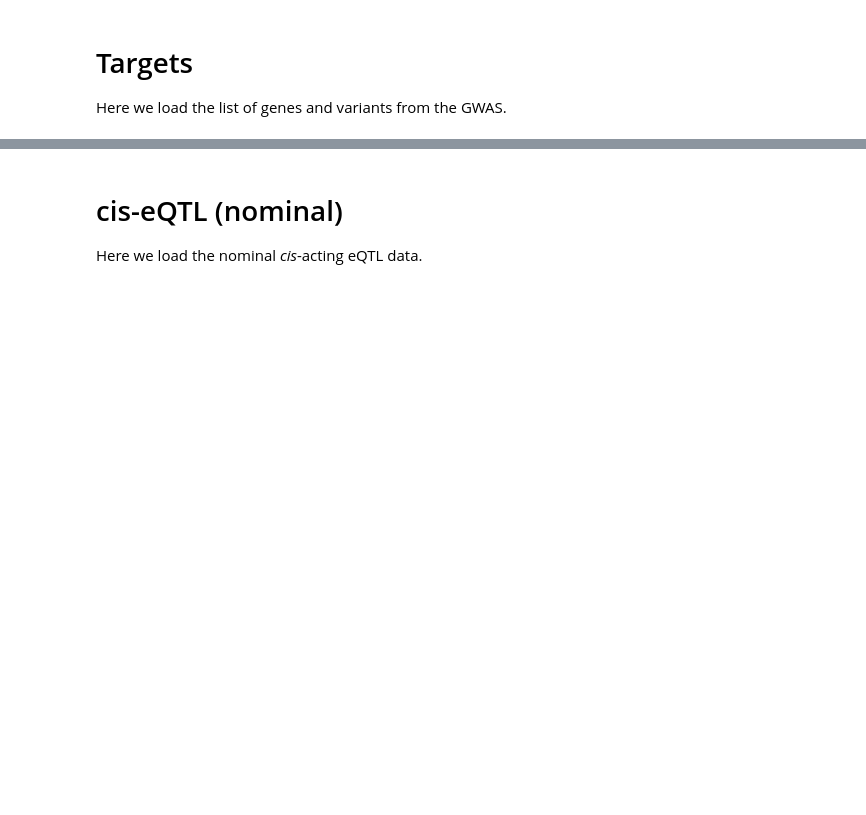
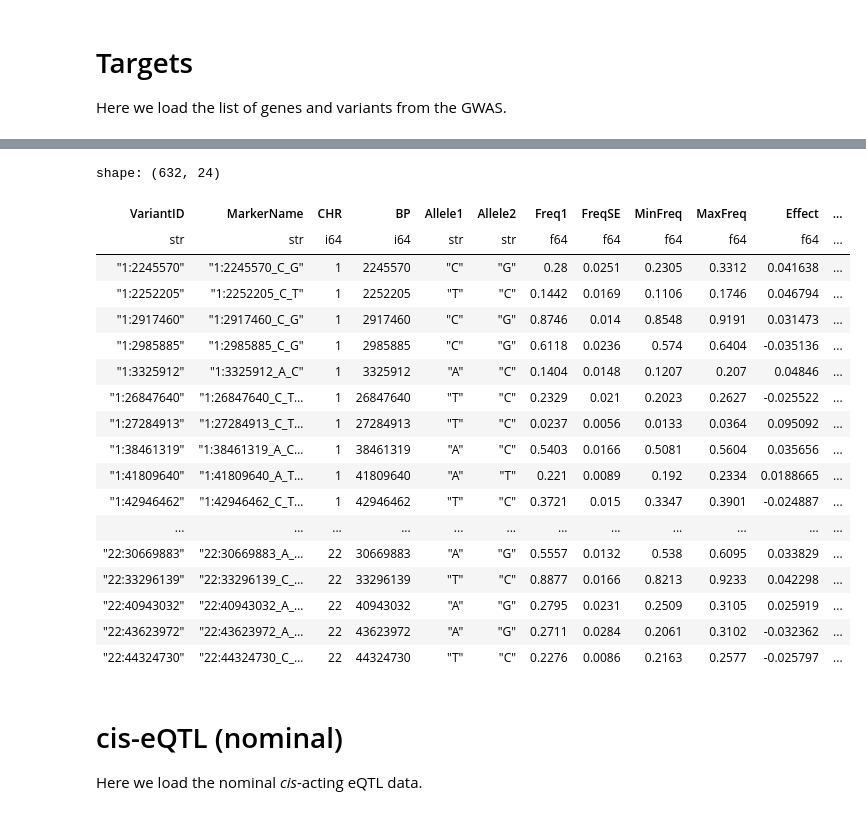
Before and after one commit to CirculatoryHealth/MR_CVD_MDD, a Jupyter notebook: 5. Parsing_AE_molQTL.ipynb, the cells around one changed output, grey strips where cells are left out. Saved outputs shown, nothing was run; the diff lists cells and outputs as text; code cells hidden in the pictures; blank space fills up the shorter version.

```diff
--- a/5. Parsing_AE_molQTL.ipynb
+++ b/5. Parsing_AE_molQTL.ipynb
@@ -273,3 +266,25 @@ shape: (73, 3)
+# %%
+target_variants_gigastroke
+# %% [output]
+shape: (632, 24)
+| VariantID | MarkerName | CHR | BP | Allele1 | Allele2 | Freq1 | FreqSE | MinFreq | MaxFreq | Effect | ... |
+| str | str | i64 | i64 | str | str | f64 | f64 | f64 | f64 | f64 | ... |
+| "1:2245570" | "1:2245570_C_G" | 1 | 2245570 | "C" | "G" | 0.28 | 0.0251 | 0.2305 | 0.3312 | 0.041638 | ... |
+| "1:2252205" | "1:2252205_C_T" | 1 | 2252205 | "T" | "C" | 0.1442 | 0.0169 | 0.1106 | 0.1746 | 0.046794 | ... |
+| "1:2917460" | "1:2917460_C_G" | 1 | 2917460 | "C" | "G" | 0.8746 | 0.014 | 0.8548 | 0.9191 | 0.031473 | ... |
+| "1:2985885" | "1:2985885_C_G" | 1 | 2985885 | "C" | "G" | 0.6118 | 0.0236 | 0.574 | 0.6404 | -0.035136 | ... |
+| "1:3325912" | "1:3325912_A_C" | 1 | 3325912 | "A" | "C" | 0.1404 | 0.0148 | 0.1207 | 0.207 | 0.04846 | ... |
+| "1:26847640" | "1:26847640_C_T… | 1 | 26847640 | "T" | "C" | 0.2329 | 0.021 | 0.2023 | 0.2627 | -0.025522 | ... |
+| "1:27284913" | "1:27284913_C_T… | 1 | 27284913 | "T" | "C" | 0.0237 | 0.0056 | 0.0133 | 0.0364 | 0.095092 | ... |
+| "1:38461319" | "1:38461319_A_C… | 1 | 38461319 | "A" | "C" | 0.5403 | 0.0166 | 0.5081 | 0.5604 | 0.035656 | ... |
+| "1:41809640" | "1:41809640_A_T… | 1 | 41809640 | "A" | "T" | 0.221 | 0.0089 | 0.192 | 0.2334 | 0.0188665 | ... |
+| "1:42946462" | "1:42946462_C_T… | 1 | 42946462 | "T" | "C" | 0.3721 | 0.015 | 0.3347 | 0.3901 | -0.024887 | ... |
+| ... | ... | ... | ... | ... | ... | ... | ... | ... | ... | ... | ... |
+| "22:30669883" | "22:30669883_A_… | 22 | 30669883 | "A" | "G" | 0.5557 | 0.0132 | 0.538 | 0.6095 | 0.033829 | ... |
+| "22:33296139" | "22:33296139_C_… | 22 | 33296139 | "T" | "C" | 0.8877 | 0.0166 | 0.8213 | 0.9233 | 0.042298 | ... |
+| "22:40943032" | "22:40943032_A_… | 22 | 40943032 | "A" | "G" | 0.2795 | 0.0231 | 0.2509 | 0.3105 | 0.025919 | ... |
+| "22:43623972" | "22:43623972_A_… | 22 | 43623972 | "A" | "G" | 0.2711 | 0.0284 | 0.2061 | 0.3102 | -0.032362 | ... |
+| "22:44324730" | "22:44324730_C_… | 22 | 44324730 | "T" | "C" | 0.2276 | 0.0086 | 0.2163 | 0.2577 | -0.025797 | ... |
 # %% [markdown]
 # cis-eQTL (nominal)
 
```
Also changed, not shown: parts of 53 cells of this notebook, 17 other files.
